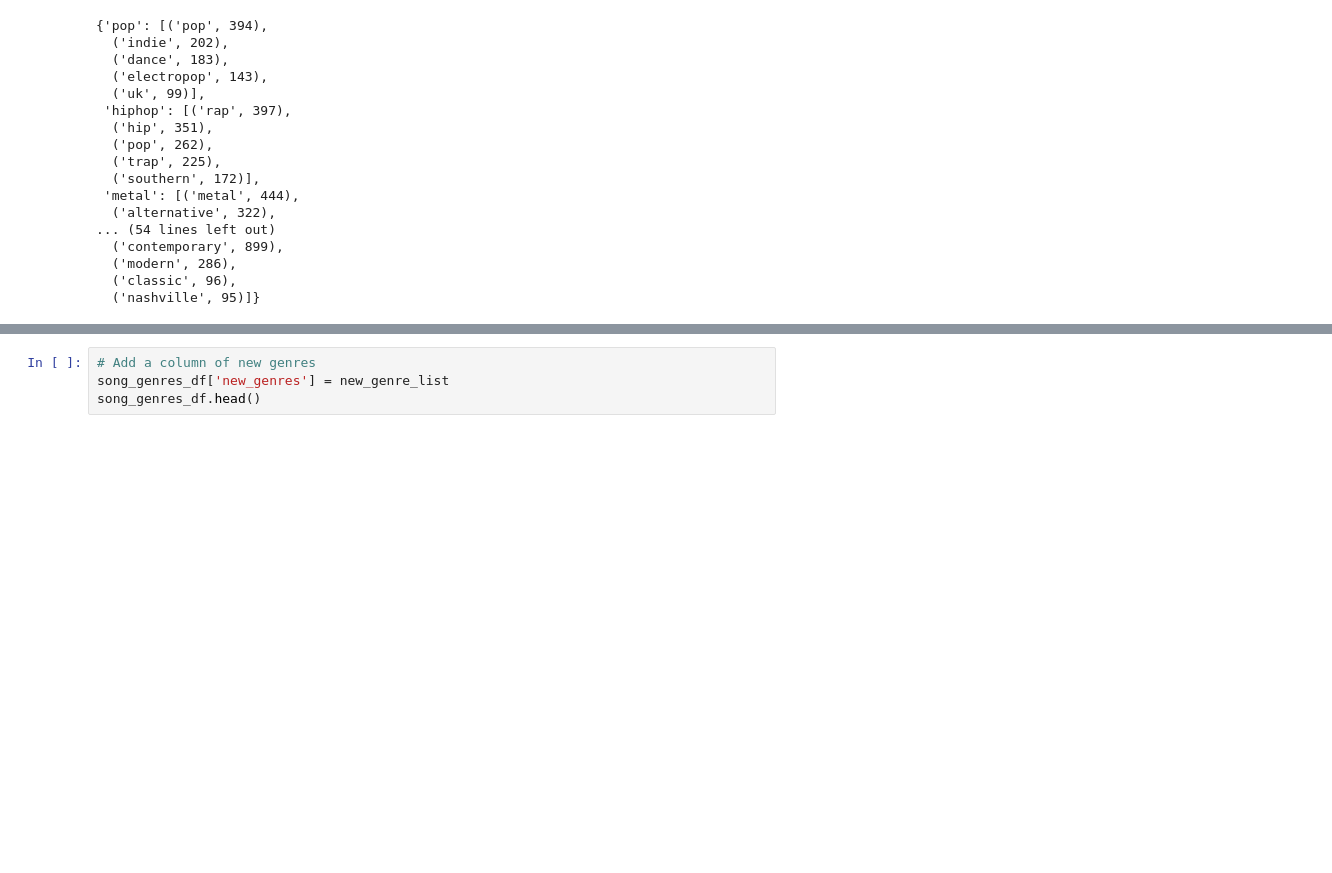
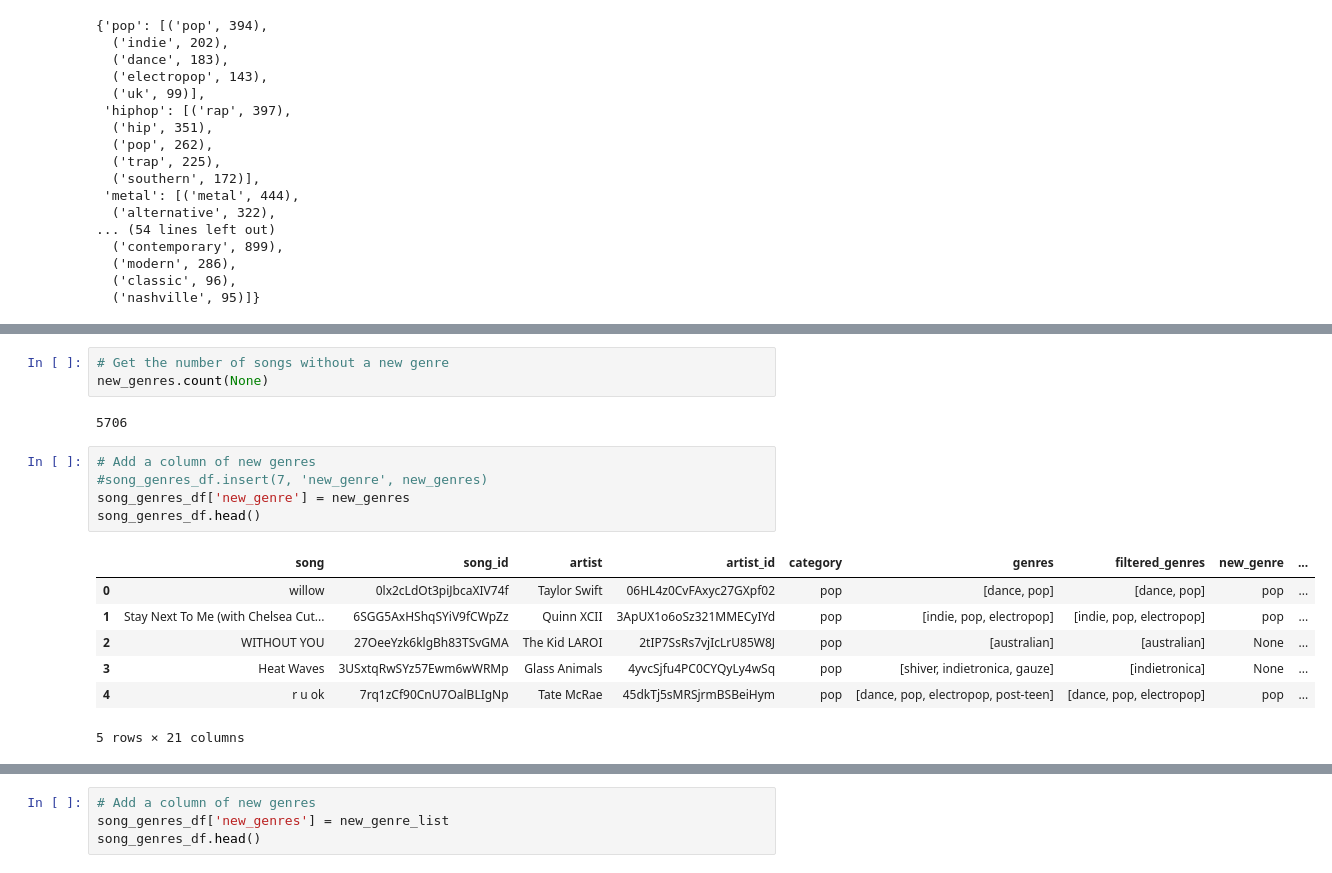
Before and after one commit to hannahkidwell/NLP-Spotify-Genres, a Jupyter notebook: Notebooks/clean_spotify_data.ipynb, the cells around one changed output, grey strips where cells are left out. Cells and saved outputs as stored; diff of their text form; blank space fills up the shorter version.

```diff
--- a/Notebooks/clean_spotify_data3.ipynb
+++ b/Notebooks/clean_spotify_data.ipynb
@@ -690,0 +705,18 @@ Run time: 3.4118289947509766 seconds
+# %%
+# Get the number of songs without a new genre
+new_genres.count(None)
+# %% [output]
+5706
+# %%
+# Add a column of new genres
+#song_genres_df.insert(7, 'new_genre', new_genres)
+song_genres_df['new_genre'] = new_genres
+song_genres_df.head()
+# %% [output]
+|  | song | song_id | artist | artist_id | category | genres | filtered_genres | new_genre | ... |
+| 0 | willow | 0lx2cLdOt3piJbcaXIV74f | Taylor Swift | 06HL4z0CvFAxyc27GXpf02 | pop | [dance, pop] | [dance, pop] | pop | ... |
+| 1 | Stay Next To Me (with Chelsea Cut... | 6SGG5AxHShqSYiV9fCWpZz | Quinn XCII | 3ApUX1o6oSz321MMECyIYd | pop | [indie, pop, electropop] | [indie, pop, electropop] | pop | ... |
+| 2 | WITHOUT YOU | 27OeeYzk6klgBh83TSvGMA | The Kid LAROI | 2tIP7SsRs7vjIcLrU85W8J | pop | [australian] | [australian] | None | ... |
+| 3 | Heat Waves | 3USxtqRwSYz57Ewm6wWRMp | Glass Animals | 4yvcSjfu4PC0CYQyLy4wSq | pop | [shiver, indietronica, gauze] | [indietronica] | None | ... |
+| 4 | r u ok | 7rq1zCf90CnU7OalBLIgNp | Tate McRae | 45dkTj5sMRSjrmBSBeiHym | pop | [dance, pop, electropop, post-teen] | [dance, pop, electropop] | pop | ... |
+5 rows × 21 columns
```
Also changed, not shown: parts of 10 cells of this notebook, 17 other files.
